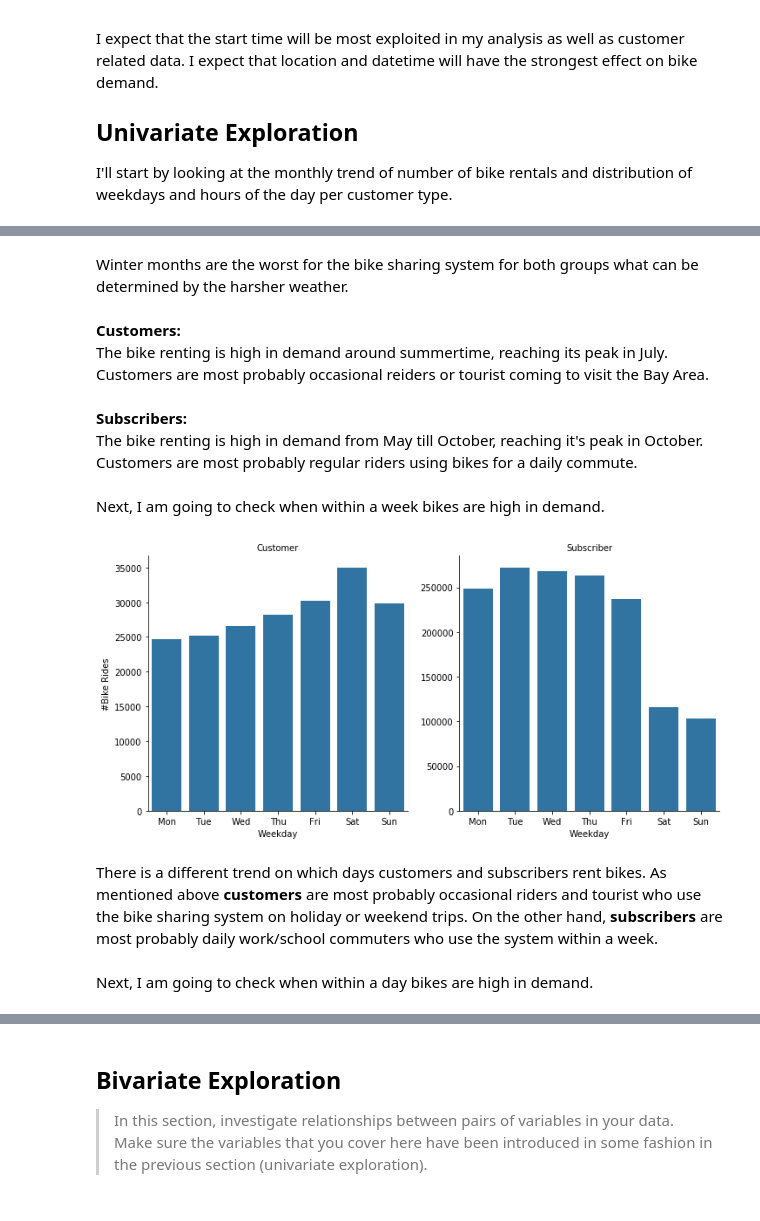
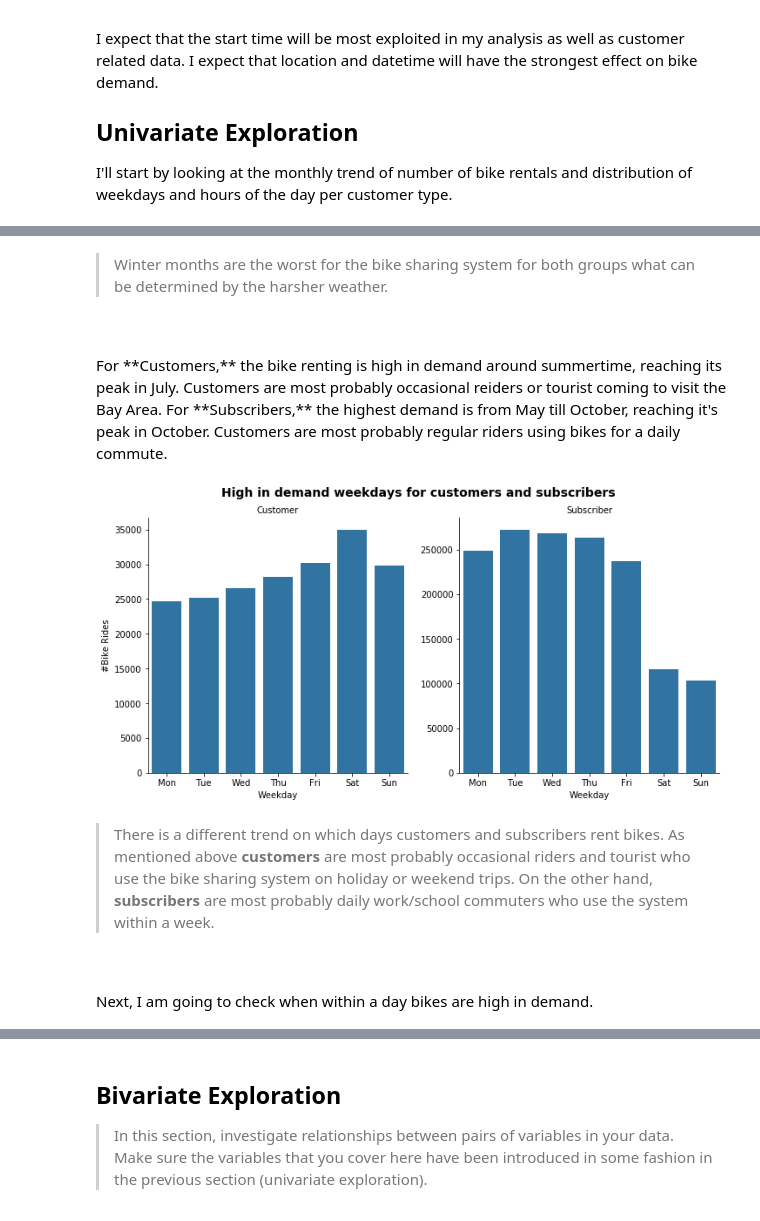
Before and after one commit to alexmathew95/DAND-Project_4, a Jupyter notebook: exploration.ipynb, the cells around one changed output, grey strips where cells are left out. Drawn from its saved outputs; the diff is of its cells as text; code cells hidden in the pictures.

```diff
--- a/exploration.ipynb
+++ b/exploration.ipynb
@@ -405,25 +410,20 @@ g.set_titles("{col_name}");
 # %% [markdown]
-Winter months are the worst for the bike sharing system for both groups what can be determined by the harsher weather.
+> Winter months are the worst for the bike sharing system for both groups what can be determined by the harsher weather.
 <br>
-<br>**Customers:**
-<br>The bike renting is high in demand around summertime, reaching its peak in July. Customers are most probably occasional reiders or tourist coming to visit the Bay Area.
-<br>
-<br>**Subscribers:**
-<br>The bike renting is high in demand from May till October, reaching it's peak in October. Customers are most probably regular riders using bikes for a daily commute.
-<br>
-<br>Next, I am going to check when within a week bikes are high in demand.
+<br>For **Customers,** the bike renting is high in demand around summertime, reaching its peak in July. Customers are most probably occasional reiders or tourist coming to visit the Bay Area. For **Subscribers,** the highest demand is from May till October, reaching it's peak in October. Customers are most probably regular riders using bikes for a daily commute.
 # %%
 # weekday usege of the bike sharing system per user type
 
 weekday = ['Mon', 'Tue', 'Wed', 'Thu', 'Fri', 'Sat', 'Sun']
 g = sns.catplot(data=df_clean, x='start_time_weekday', col="user_type", kind='count', sharey = False,
             color = base_color, order = weekday)
 g.set_axis_labels("Weekday", "#Bike Rides")
-g.set_titles("{col_name}");
+g.set_titles("{col_name}")
+g.fig.suptitle('High in demand weekdays for customers and subscribers', y=1.03, fontsize=14, fontweight='semibold');
 # %% [output]
-[figure, old version]
+[figure, new version]
 # %% [markdown]
-There is a different trend on which days customers and subscribers rent bikes. As mentioned above **customers** are most probably occasional riders and tourist who use the bike sharing system on holiday or weekend trips. On the other hand, **subscribers** are most probably daily work/school commuters who use the system within a week.
+> There is a different trend on which days customers and subscribers rent bikes. As mentioned above **customers** are most probably occasional riders and tourist who use the bike sharing system on holiday or weekend trips. On the other hand, **subscribers** are most probably daily work/school commuters who use the system within a week.
 <br>
 <br>Next, I am going to check when within a day bikes are high in demand.
 # %%
```
Also changed, not shown: parts of 12 cells of this notebook.
